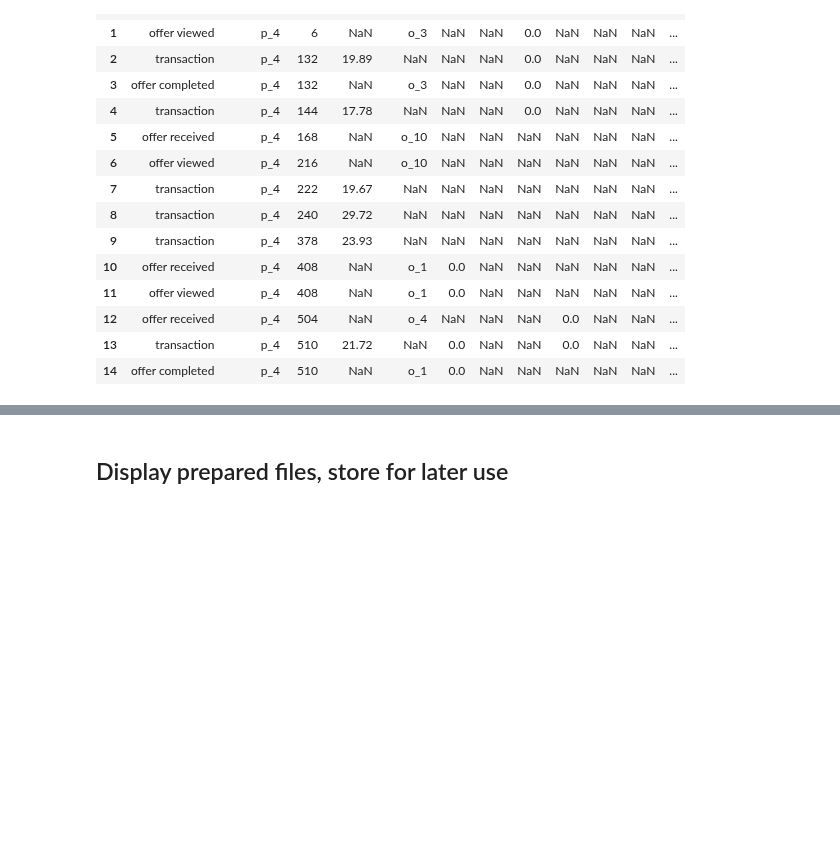
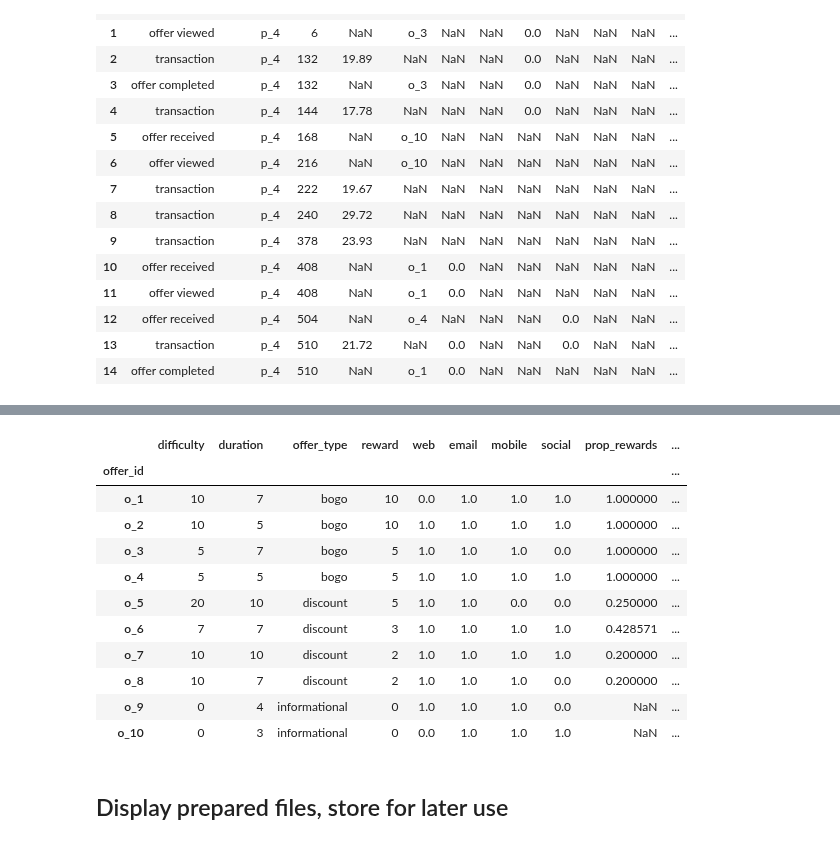
Before and after one commit to rbuerki/segmentation-challenge-starbucks, a Jupyter notebook: 1-data_prep.ipynb, the cells around one changed output, grey strips where cells are left out. Drawn from its saved outputs; the diff is of its cells as text; code cells hidden in the pictures; blank space fills up the shorter version.

```diff
--- a/1-data_prep.ipynb
+++ b/1-data_prep.ipynb
@@ -575,0 +603,10 @@ transcript_flagged.head(15)
+# %%
+"""add aggregated promo data"""  # note: views and completion are only counted if within duration of actual offer
+
+promo_grouped = transcript_extended.groupby(['event', 'offer_id']).count()
+promo_grouped.drop(['person_id', 'amount', 'time'], axis=1, inplace=True)
+promo_grouped = promo_grouped.groupby('event').agg(np.sum).T
+promo_grouped = promo_grouped.reindex(columns = list(['offer received', 'offer viewed', 'offer completed']))
+
+# check new dataframe
+display(promo_grouped)
@@ -576,3 +625,22 @@ transcript_flagged.head(15)
+# %%
+# add to portfolio
+portfolio = pd.concat([portfolio, promo_grouped], axis=1)
+
+# check results
+portfolio
+# %% [output]
+|  | difficulty | duration | offer_type | reward | web | email | mobile | social | prop_rewards | ... |
+| offer_id |  |  |  |  |  |  |  |  |  | ... |
+| o_1 | 10 | 7 | bogo | 10 | 0.0 | 1.0 | 1.0 | 1.0 | 1.000000 | ... |
+| o_2 | 10 | 5 | bogo | 10 | 1.0 | 1.0 | 1.0 | 1.0 | 1.000000 | ... |
+| o_3 | 5 | 7 | bogo | 5 | 1.0 | 1.0 | 1.0 | 0.0 | 1.000000 | ... |
+| o_4 | 5 | 5 | bogo | 5 | 1.0 | 1.0 | 1.0 | 1.0 | 1.000000 | ... |
+| o_5 | 20 | 10 | discount | 5 | 1.0 | 1.0 | 0.0 | 0.0 | 0.250000 | ... |
+| o_6 | 7 | 7 | discount | 3 | 1.0 | 1.0 | 1.0 | 1.0 | 0.428571 | ... |
+| o_7 | 10 | 10 | discount | 2 | 1.0 | 1.0 | 1.0 | 1.0 | 0.200000 | ... |
+| o_8 | 10 | 7 | discount | 2 | 1.0 | 1.0 | 1.0 | 0.0 | 0.200000 | ... |
+| o_9 | 0 | 4 | informational | 0 | 1.0 | 1.0 | 1.0 | 0.0 | NaN | ... |
+| o_10 | 0 | 3 | informational | 0 | 0.0 | 1.0 | 1.0 | 1.0 | NaN | ... |
 # %% [markdown]
 ## Display prepared files, store for later use
 # %%
```
Also changed, not shown: parts of 14 cells of this notebook.
